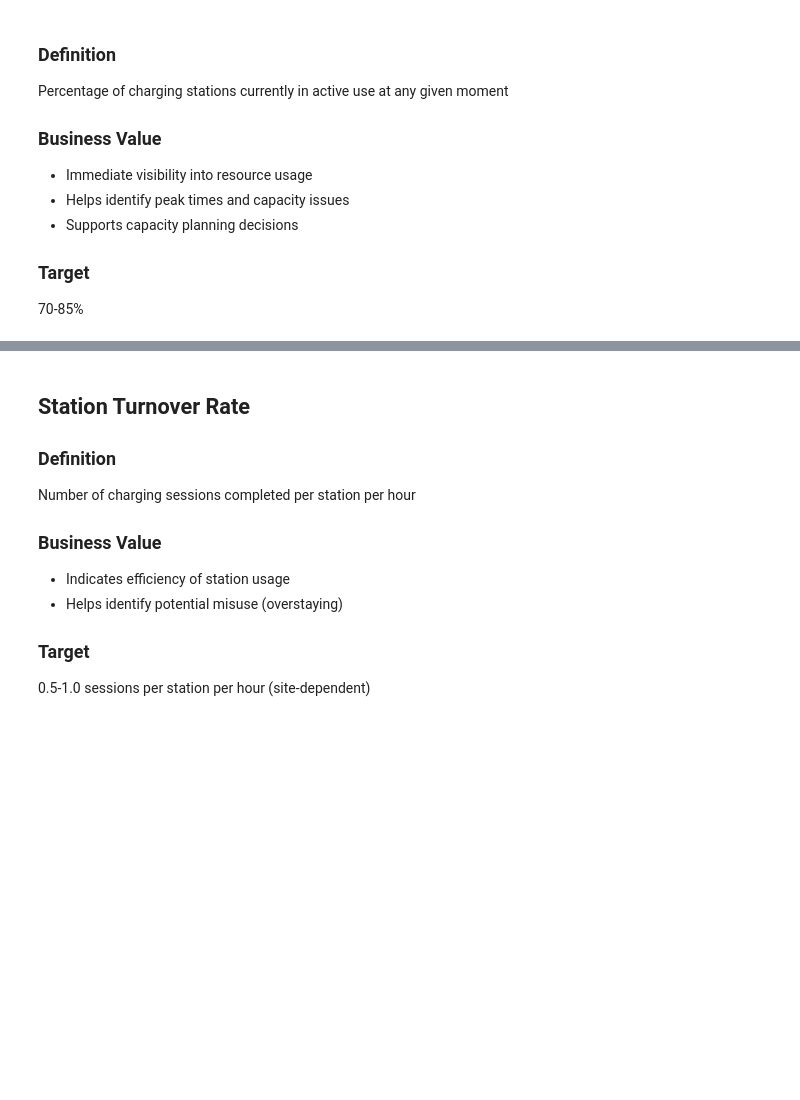
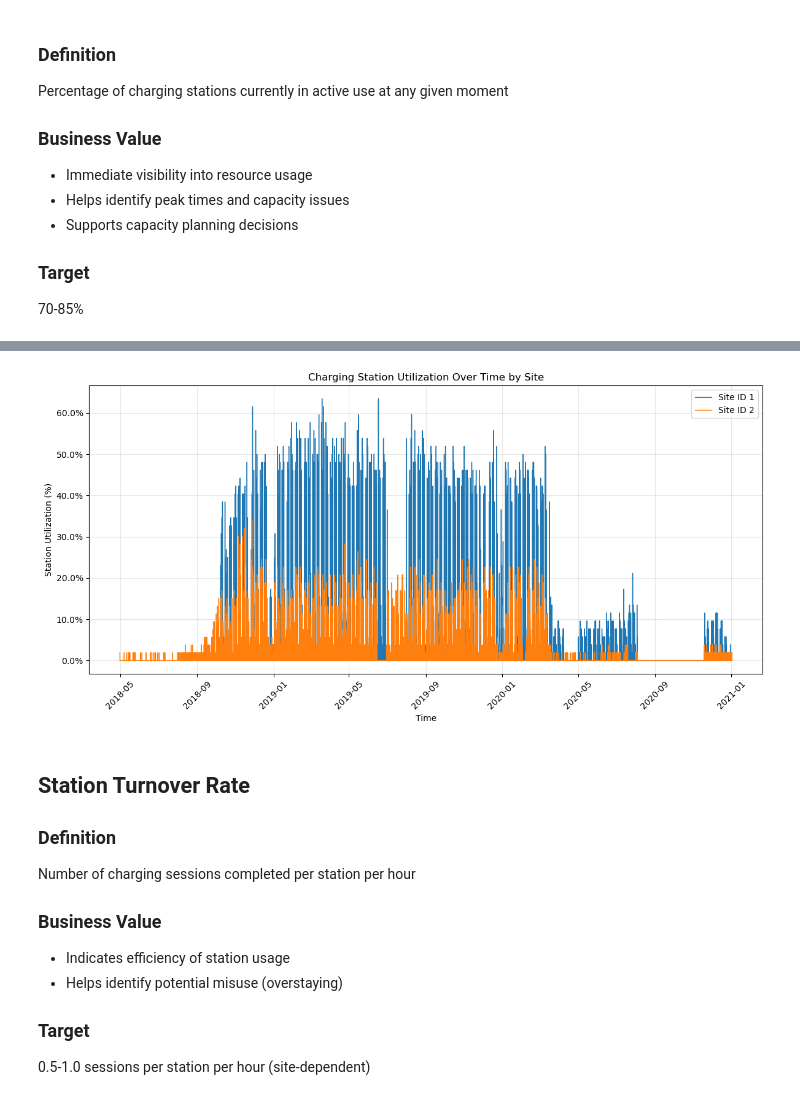
Before and after one commit to Sithkiller3000/AA2024, a Jupyter notebook: descriptive_analytics/descriptive_analytics_2b.ipynb, the cells around one changed output, grey strips where cells are left out. Saved outputs shown, nothing was run; the diff lists cells and outputs as text; code cells hidden in the pictures; blank space fills up the shorter version.

```diff
--- a/descriptive_analytics/descriptive_analytics_2b.ipynb
+++ b/descriptive_analytics/descriptive_analytics_2b.ipynb
@@ -35,3 +82,42 @@ utilization = (active_stations / total_stations) * 100
+# %%
+# Function to calculate hourly utilization for a given site ID
+def calculate_utilization(df, site_id):
+    site_data = df[df['siteID'] == site_id]
+    hourly_data = site_data.groupby(pd.Grouper(key='connectionTime', freq='h')).agg({
+        'stationID': 'count'  # Count charging sessions per hour
+    }).reset_index()
+    total_stations = site_data['stationID'].nunique()
+    hourly_data['utilization'] = hourly_data['stationID'] / total_stations
+    return hourly_data
+
+# Calculate utilization for site ID 1 and 2
+hourly_data_site1 = calculate_utilization(df, 1)
+hourly_data_site2 = calculate_utilization(df, 2)
+
+# Create plot
+plt.figure(figsize=(12, 6))
+plt.plot(hourly_data_site1['connectionTime'], hourly_data_site1['utilization'], linewidth=1, label='Site ID 1')
+plt.plot(hourly_data_site2['connectionTime'], hourly_data_site2['utilization'], linewidth=1, label='Site ID 2')
+
+# Customize plot
+plt.title('Charging Station Utilization Over Time by Site', fontsize=12)
+plt.xlabel('Time')
+plt.ylabel('Station Utilization (%)')
+plt.grid(True, alpha=0.3)
+
+# Format y-axis as percentage
+plt.gca().yaxis.set_major_formatter(plt.FuncFormatter(lambda y, _: '{:.1%}'.format(y)))
+
+# Rotate x-axis labels
+plt.xticks(rotation=45)
+plt.tight_layout()
+
+# Add legend
+plt.legend()
+
+plt.show()
+# %% [output]
+[figure, added]
 # %% [markdown]
 ## Station Turnover Rate
 
```
Also changed, not shown: parts of 5 cells of this notebook.
